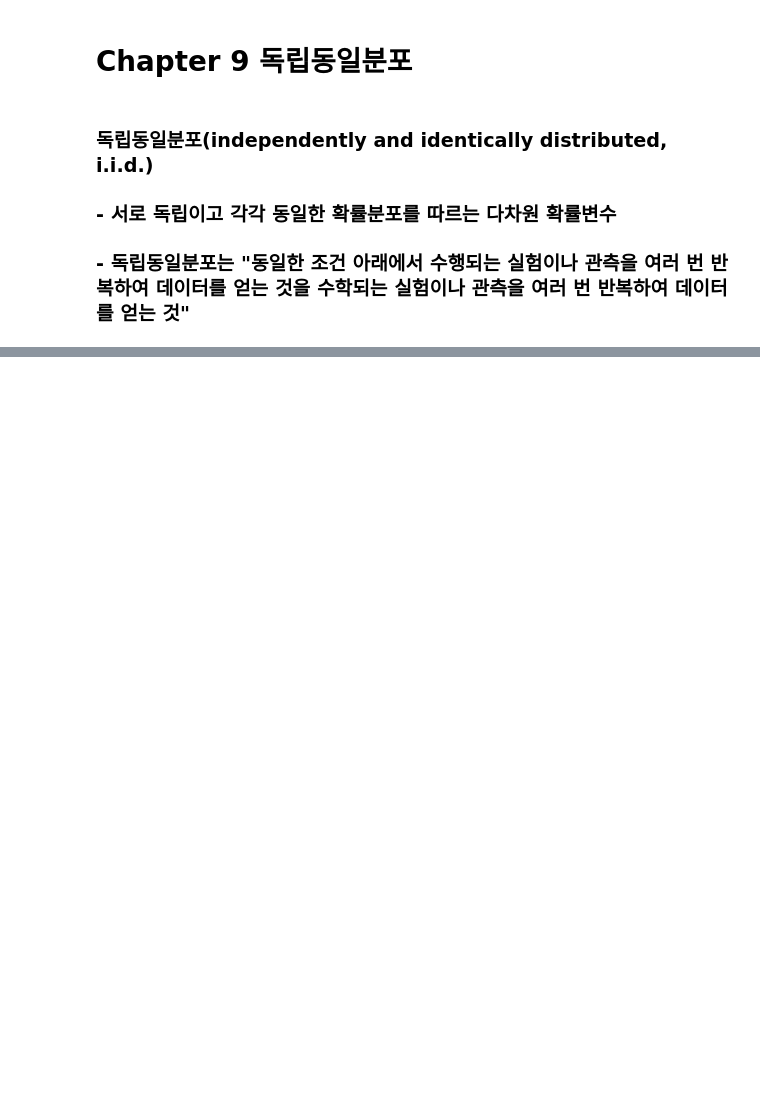
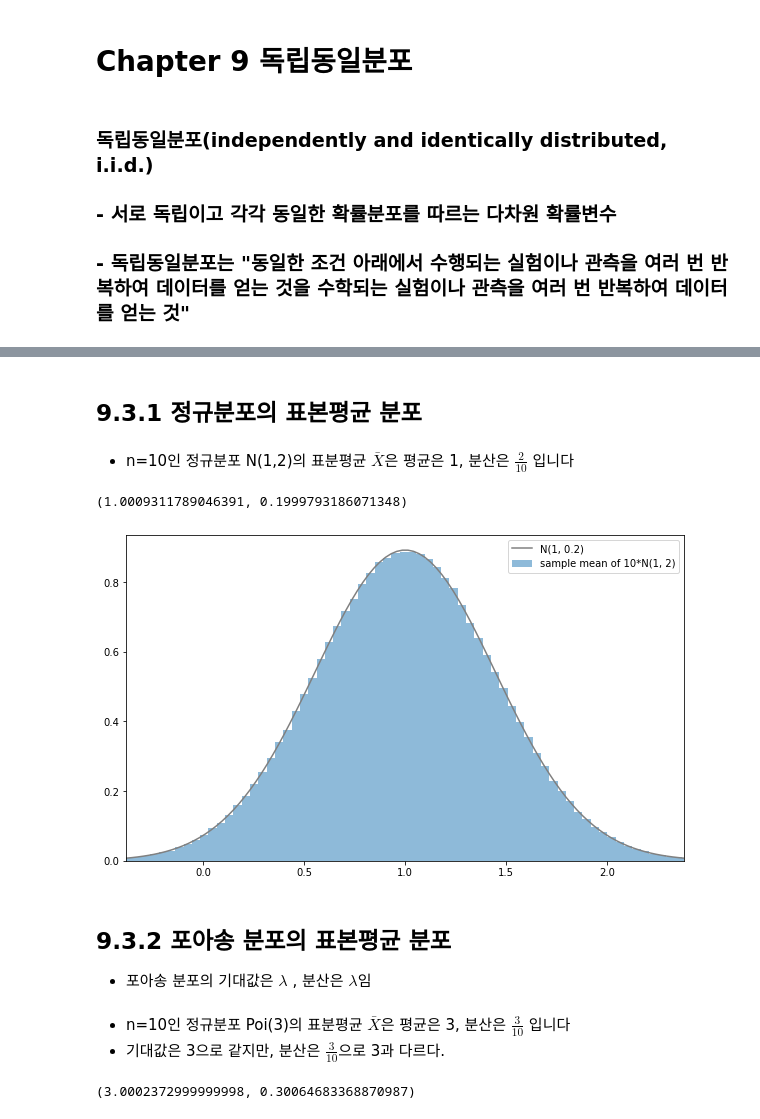
Before and after one commit to wousikchoi16/statpython, a Jupyter notebook: Ch09_독립동일분포.ipynb, the cells around one changed output, grey strips where cells are left out. Drawn from its saved outputs; the diff is of its cells as text; code cells hidden in the pictures; blank space fills up the shorter version.

```diff
--- a/Ch09_독립동일분포.ipynb
+++ b/Ch09_독립동일분포.ipynb
@@ -44,0 +252,50 @@ def f_Y(y): # x에 대해서 다 계산
+# %% [markdown]
+## 9.3.1 정규분포의 표본평균 분포
+# %% [markdown]
+- n=10인 정규분포 N(1,2)의 표분평균 $\bar{X}$은 평균은 1, 분산은 $\frac{2}{10}$ 입니다
+# %%
+mean = 1
+var = 2
+rv = stats.norm(mean, np.sqrt(var))
+
+n = 10
+sample_size = int(1e6)
+Xs_sample = rv.rvs((n, sample_size))
+sample_mean = np.mean(Xs_sample, axis=0)
+
+np.mean(sample_mean), np.var(sample_mean)
+# %% [output]
+(1.0009311789046391, 0.1999793186071348)
+# %%
+fig = plt.figure(figsize=(10, 6))
+ax = fig.add_subplot(111)
+
+rv_true = stats.norm(mean, np.sqrt(var/n))
+xs = np.linspace(rv_true.isf(0.999), rv_true.isf(0.001), 100)
+ax.hist(sample_mean, bins=100, density=True,
+        alpha=0.5, label='sample mean of 10*N(1, 2)')
+ax.plot(xs, rv_true.pdf(xs), label='N(1, 0.2)', color='gray')
+
+ax.legend()
+ax.set_xlim(rv_true.isf(0.999), rv_true.isf(0.001))
+plt.show()
+# %% [output]
+[figure, added]
+# %% [markdown]
+## 9.3.2 포아송 분포의 표본평균 분포
+- 포아송 분포의 기대값은 $\lambda$ , 분산은 $\lambda$임
+# %% [markdown]
+- n=10인 정규분포 Poi(3)의 표분평균 $\bar{X}$은 평균은 3, 분산은 $\frac{3}{10}$ 입니다
+- 기대값은 3으로 같지만, 분산은 $\frac{3}{10}$으로 3과 다르다.
+# %%
+l = 3
+rv = stats.poisson(l)
+
+n = 10
+sample_size = int(1e6)
+Xs_sample = rv.rvs((n, sample_size))
+sample_mean = np.mean(Xs_sample, axis=0)
+
+np.mean(sample_mean), np.var(sample_mean)
+# %% [output]
+(3.0002372999999998, 0.30064683368870987)
```
Also changed, not shown: parts of 28 cells of this notebook.
